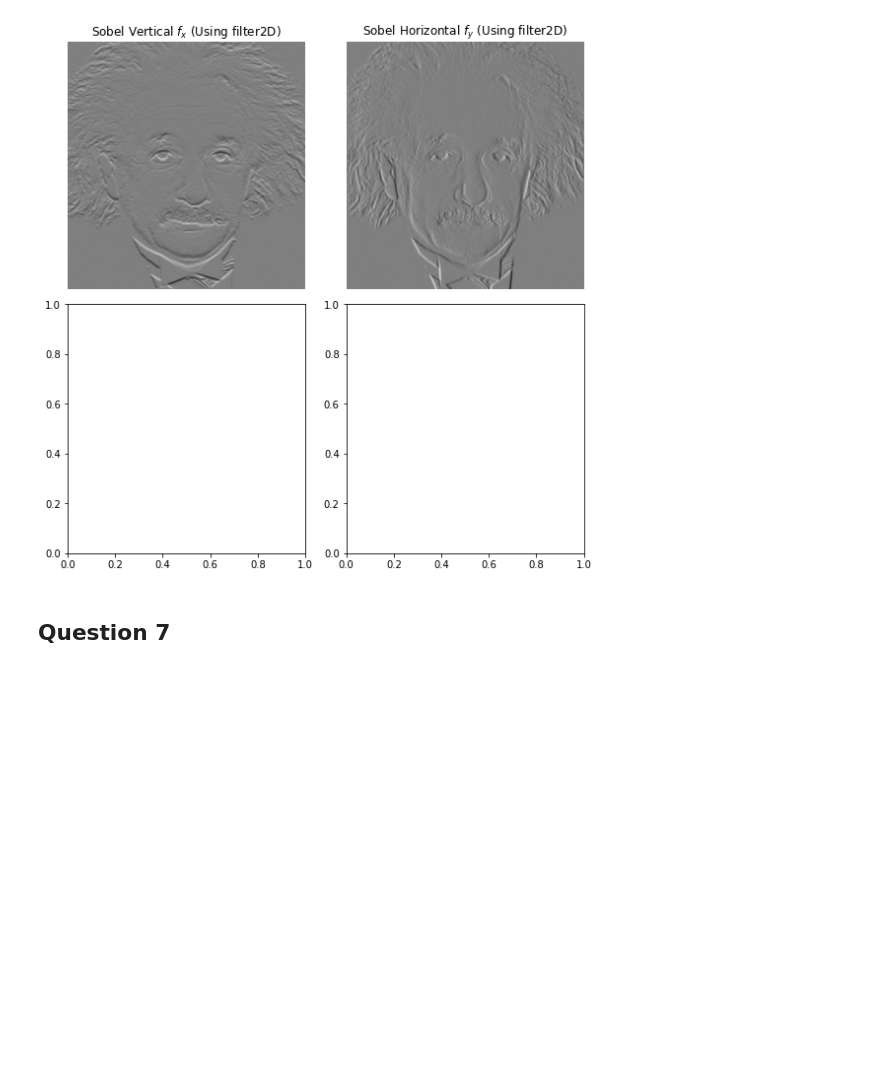
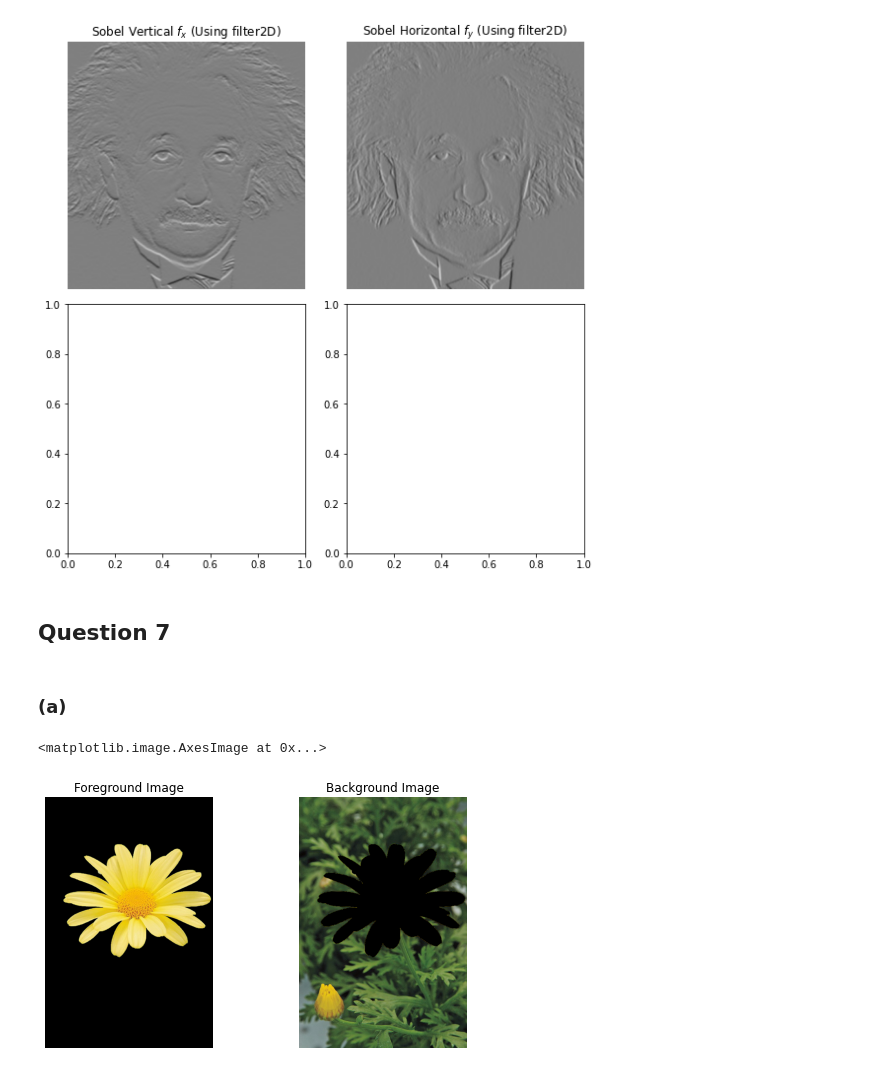
Before and after one commit to vidurawarna/EN2550_CV, a Jupyter notebook: Assignments/Assignment 1/190397E_Assignment1.ipynb, the cells around one changed output. Drawn from its saved outputs; the diff is of its cells as text; code cells hidden in the pictures; blank space fills up the shorter version.

```diff
--- a/Assignments/Assignment 1/190397E_Assignment1.ipynb
+++ b/Assignments/Assignment 1/190397E_Assignment1.ipynb
@@ -435,3 +435,41 @@ plt.show()
 [figure]
 # %% [markdown]
 ## Question 7
+# %% [markdown]
+### (a)
+# %%
+#Read the image using opencv
+img = cv.imread('images/daisy.jpg',cv.IMREAD_COLOR)
+assert img is not None
+
+
+
+mask = np.zeros(img.shape[:2],np.uint8)
+bgdModel = np.zeros((1,65),np.float64)
+fgdModel = np.zeros((1,65),np.float64)
+rect = (20,150,600,450)
+cv.grabCut(img,mask,rect,bgdModel,fgdModel,5,cv.GC_INIT_WITH_RECT)
+
+#Get the foreground image
+mask2 = np.where((mask==2)|(mask==0),0,1).astype('uint8')
+img_f = img*mask2[:,:,np.newaxis]
+
+#Get the backgroung image
+mask3 = np.where((mask==1)|(mask==3),0,1).astype('uint8')
+img_b = img*mask3[:,:,np.newaxis]
+
+#display images using matplotlib
+plt.rcParams["figure.autolayout"] = True
+fig,ax = plt.subplots(1,2,figsize=(8,4))
+img_f_ = cv.cvtColor(img_f,cv.COLOR_BGR2RGB)
+ax[0].axis('off')
+ax[0].set_title("Foreground Image")
+ax[0].imshow(img_f_)
+
+img_b_ = cv.cvtColor(img_b,cv.COLOR_BGR2RGB)
+ax[1].axis('off')
+ax[1].set_title("Background Image")
+ax[1].imshow(img_b_)
+# %% [output]
+<matplotlib.image.AxesImage at 0x...>
+[figure, added]
```
Also changed, not shown: parts of 2 cells of this notebook, 3 other files.
